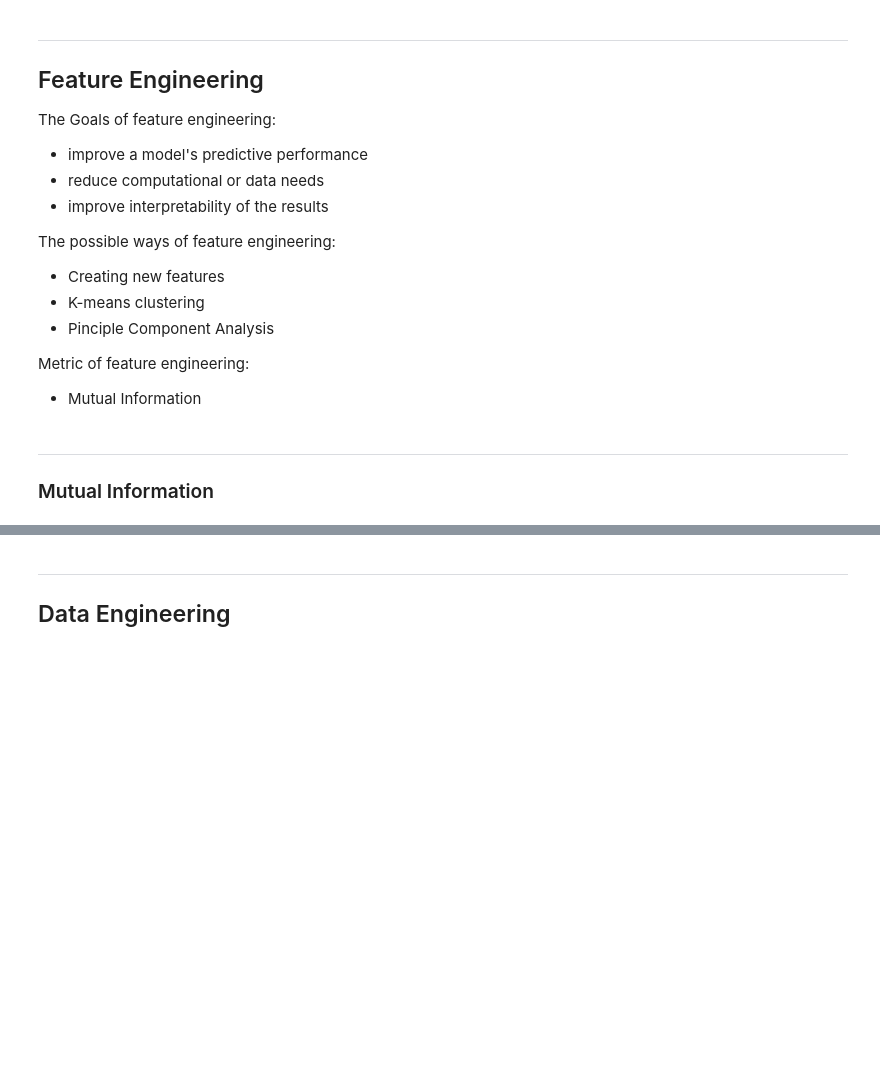
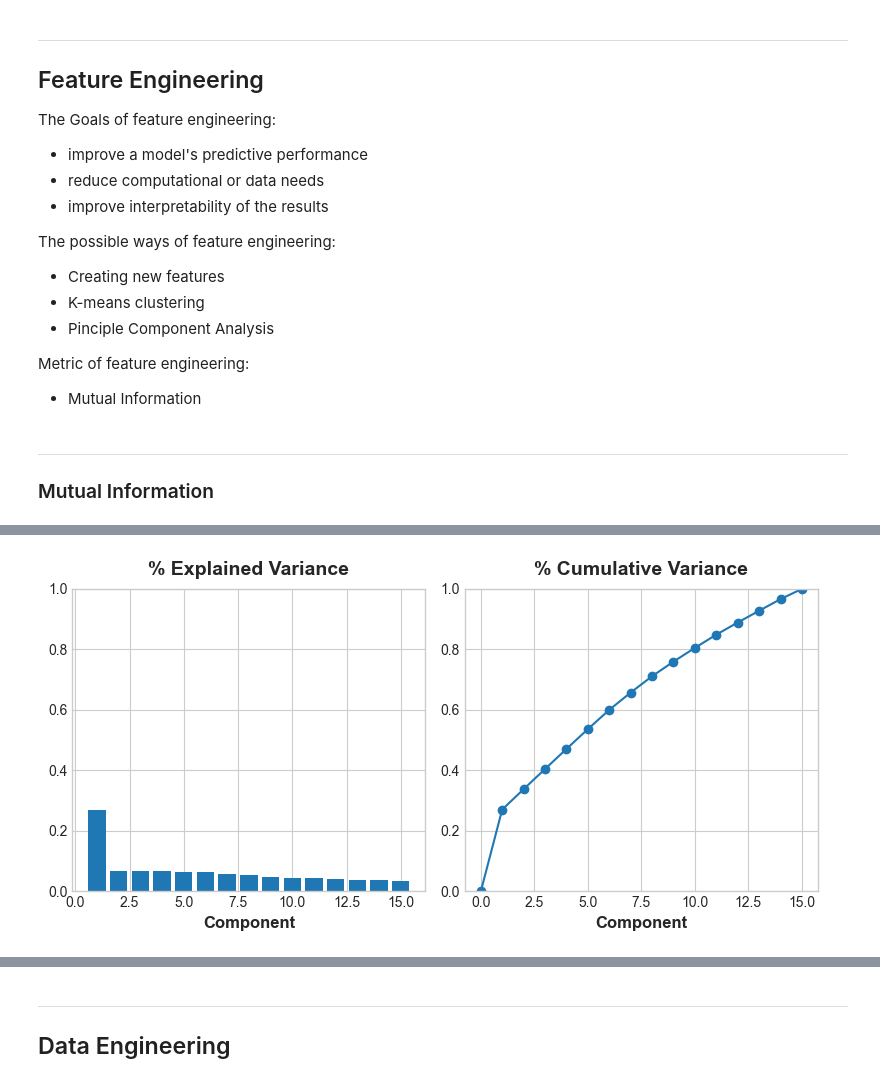
Before and after one commit to ZacksAmber/Kaggle-30-Days-of-ML, a Jupyter notebook: Day-15/Competition.ipynb, the cells around one changed output, grey strips where cells are left out. Saved outputs shown, nothing was run; the diff lists cells and outputs as text; code cells hidden in the pictures; blank space fills up the shorter version.

```diff
--- a/Day-15/Competition.ipynb
+++ b/Day-15/Competition.ipynb
@@ -57,26 +57,6 @@ pd.set_option('display.colheader_justify', 'left')
 #   px.defaults.template = 'plotly_white' # "plotly", "plotly_white", "plotly_dark", "ggplot2", "seaborn", "simple_white", "none"
 px.defaults.width = 1200
 px.defaults.height = 800
-# plotly.io Settings for both plotly.graph_objects and plotly.express
-pio.templates.default = "plotly_white" # "plotly", "plotly_white", "plotly_dark", "ggplot2", "seaborn", "simple_white", "none"
-pio.kaleido.scope.default_format = 'svg'
-pio.kaleido.scope.default_scale = 1
-# Config for fig
-#   https://plotly.com/python/configuration-options/
-#   https://github.com/plotly/plotly.js/blob/master/src/plot_api/plot_config.js
-config = {
-    'editable': True, # Axes editable
-    'toImageButtonOptions': {
-        'format': 'svg', # one of png, svg, jpeg, webp
-        'filename': 'fig',
-        'height': None, # Set to download at the currently-rendered size by setting height and width to None
-        'width': None, # # Set to download at the currently-rendered size by setting height and width to None
-        'scale': 1 # Multiply title/legend/axis/canvas sizes by this factor
-      },
-    'scrollZoom': True,
-    'doubleClick': 'reset+autosize',
-    'showSources': False
-}
 
 #############
 # Documents #
@@ -333,0 +464,5 @@ time: 111 ms (started: 2021-08-17 14:38:03 -07:00)
+# %%
+features = num_cols
+
+print("Correlation with target:\n")
+print(X[features].corrwith(y))
@@ -333,0 +489,8 @@ time: 111 ms (started: 2021-08-17 14:38:03 -07:00)
+# %%
+X = train_data.copy()
+y = X.pop("target")
+X = X.loc[:, features]
+
+# `apply_pca`, defined above, reproduces the code from the tutorial
+pca, X_pca, loadings = apply_pca(X)
+loadings
@@ -333,0 +515,4 @@ time: 111 ms (started: 2021-08-17 14:38:03 -07:00)
+# %%
+plot_variance(pca);
+# %% [output]
+[figure, added]
```
Also changed, not shown: parts of 50 cells of this notebook, 1 other file.
